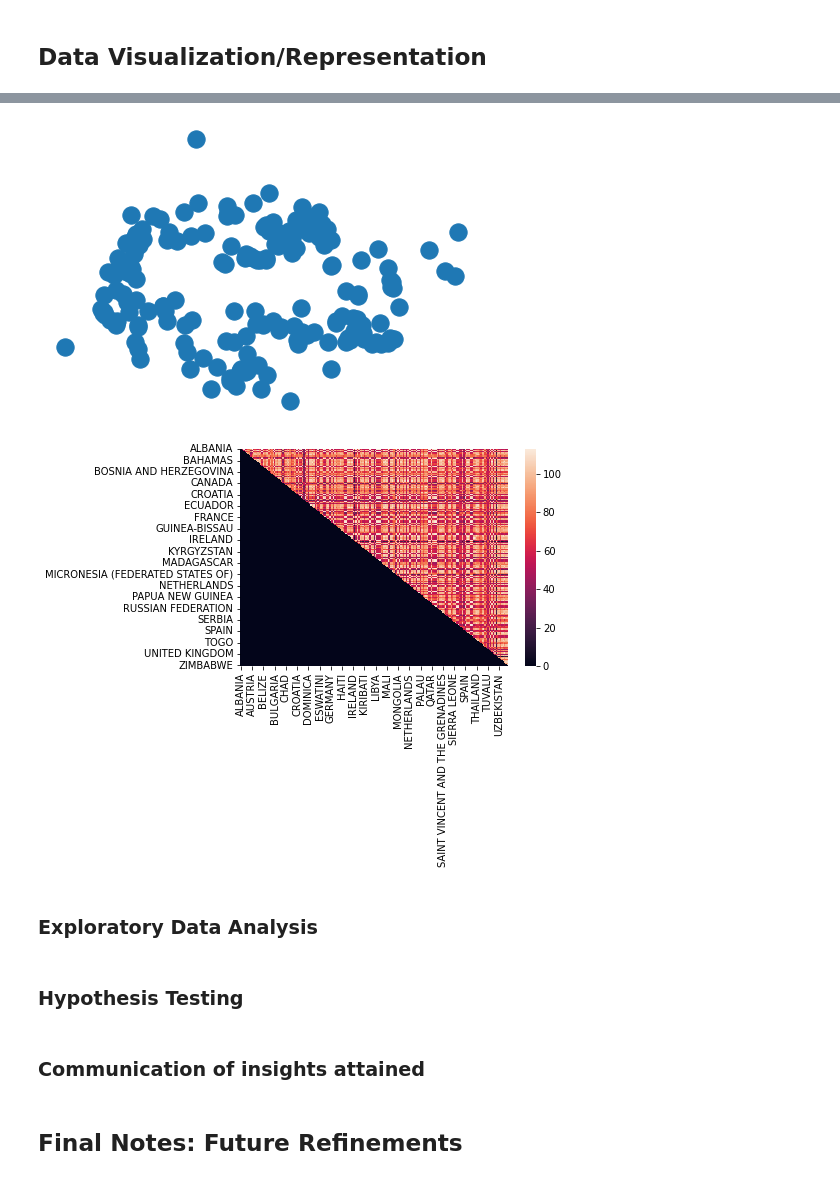
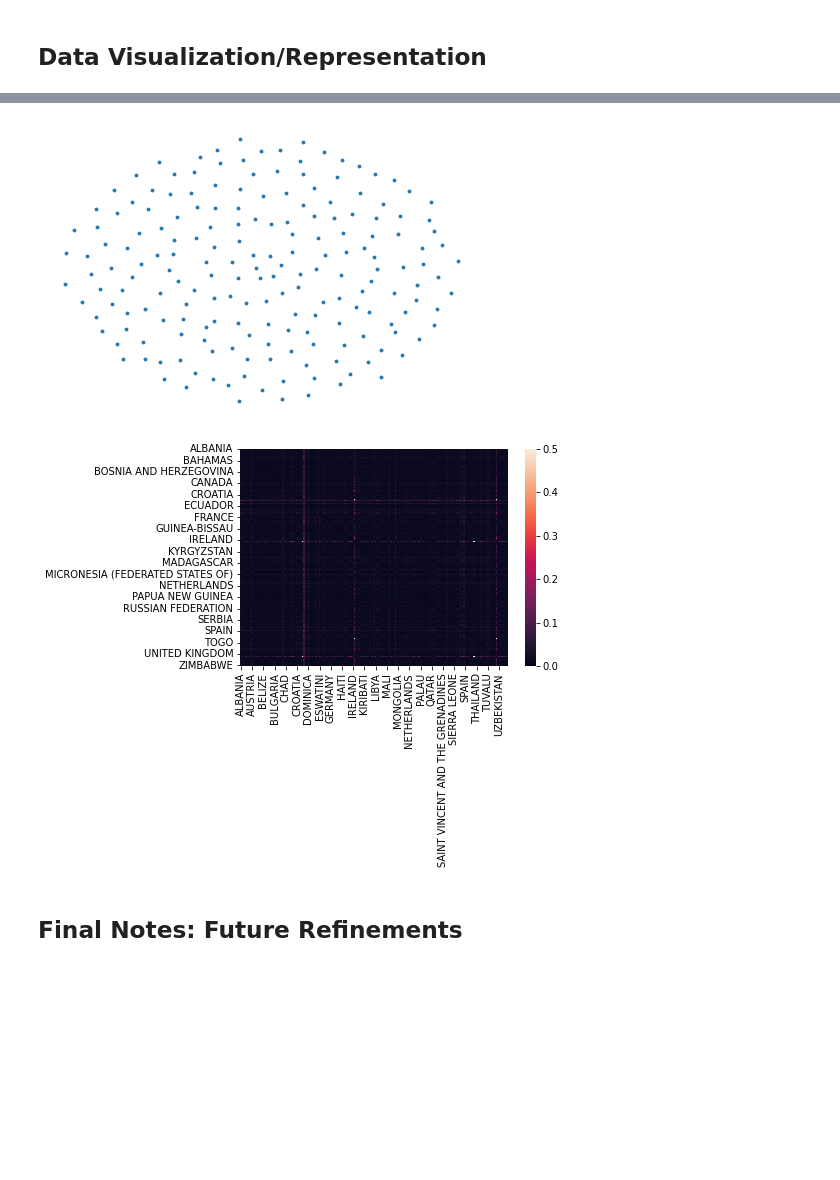
Before and after one commit to lbrown98/un-voting-patterns, a Jupyter notebook: get_un_voting_data.ipynb, the cells around one changed output, grey strips where cells are left out. Drawn from its saved outputs; the diff is of its cells as text; code cells hidden in the pictures; blank space fills up the shorter version.

```diff
--- a/get_un_voting_data.ipynb
+++ b/get_un_voting_data.ipynb
@@ -441,7 +439,10 @@ def tomatrix(df):
                     if ivotes[idx] in ['Y', 'N']:
                         if ivotes[idx] == kvotes[idx]:
                             counter = counter+1
-                i_list.append(counter)
+                if counter == 0:
+                    i_list.append(counter)
+                else:
+                    i_list.append(1/counter)
 
         mtrx.append(i_list)
     mtrxdf = pd.DataFrame(mtrx)
@@ -485,24 +490,18 @@ We would also want to plot centrality,
 # %%
 G = nx.Graph()
 G = nx.from_pandas_adjacency(mtrx2018)
 G.edges(data=True)
 
-nx.draw(G, with_labels=False, edgelist=list())
+nx.draw(G, with_labels=False, edgelist=list(), node_size = 8)
 # %% [output]
-[figure, old version]
+[figure, new version]
 # %%
 from sklearn.metrics import confusion_matrix
 import seaborn as sns
 sns.heatmap(mtrx2018.T, fmt='d')
 plt.show()
 # %% [output]
-[figure, old version]
+[figure, new version]
-# %% [markdown]
-### **Exploratory Data Analysis**
-# %% [markdown]
-### **Hypothesis Testing**
-# %% [markdown]
-### **Communication of insights attained**
 # %% [markdown]
 ## Final Notes: Future Refinements
 # %% [markdown]
```
Also changed, not shown: parts of 4 cells of this notebook, 1 other file.
